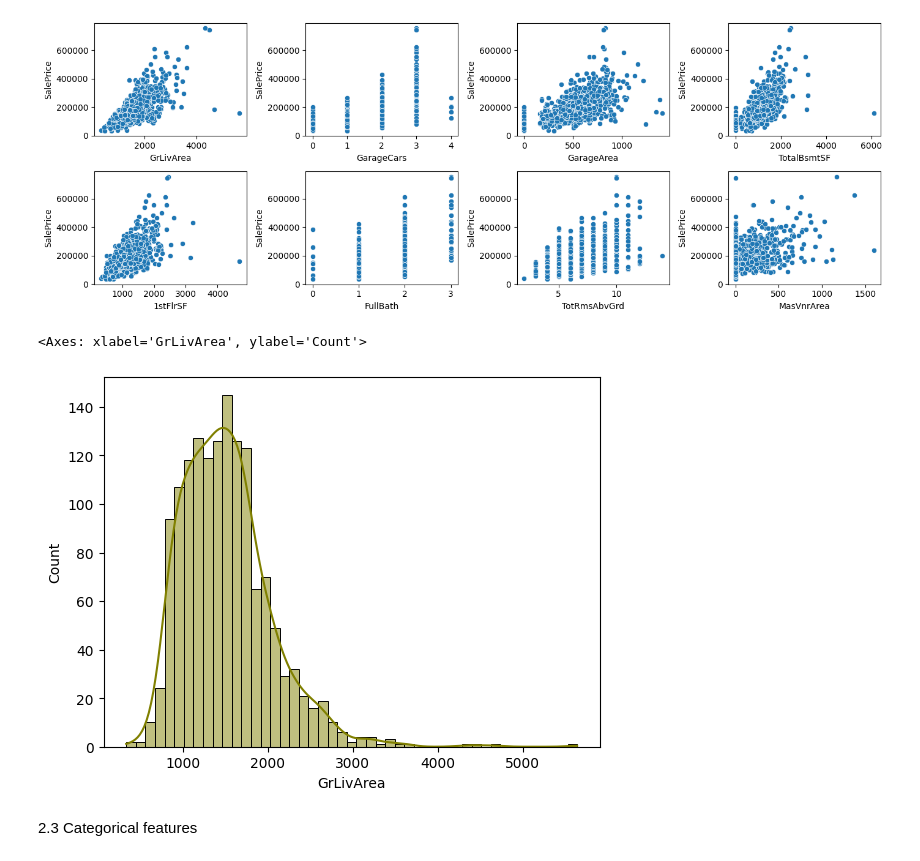
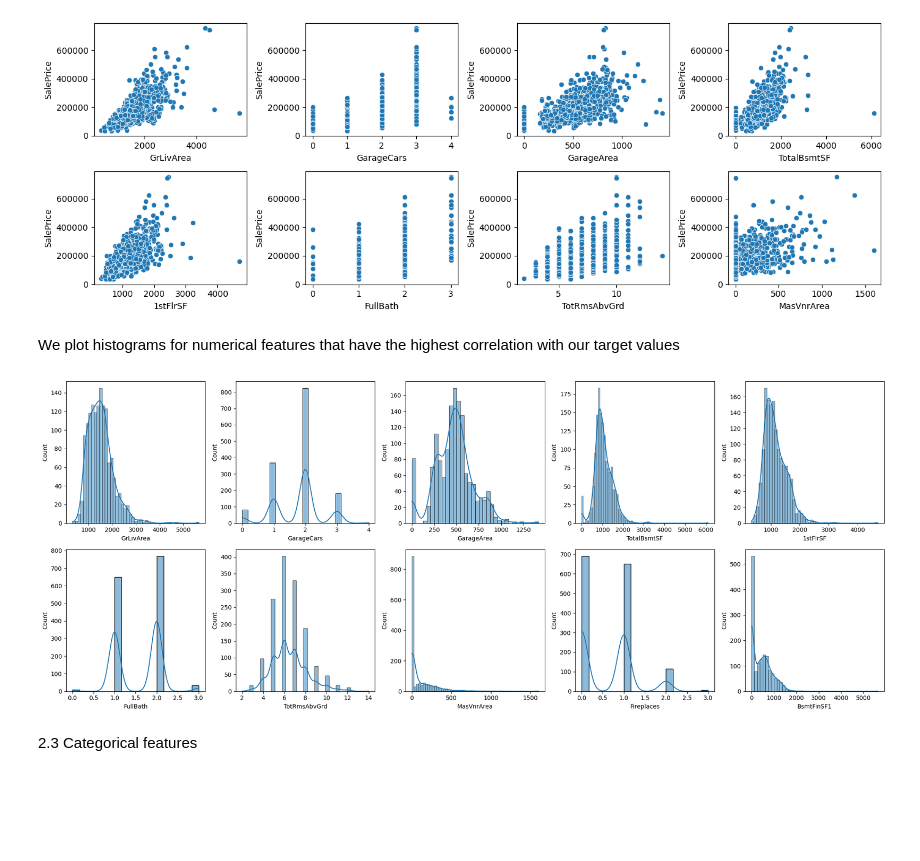
Before and after one commit to EL-MEHDI-git/Kaggle-competition-house-prices-advanced-regression-techniques, a Jupyter notebook: house-prices-advanced-regression-techniques.ipynb, the cells around one changed output. Cells and saved outputs as stored; diff of their text form; code cells hidden in the pictures; blank space fills up the shorter version.

```diff
--- a/house-prices-advanced-regression-techniques.ipynb
+++ b/house-prices-advanced-regression-techniques.ipynb
@@ -153,11 +155,32 @@ plt.tight_layout()
 plt.show()
 # %% [output]
 [figure]
-# %%
-sns.histplot(data = df_numerical, x = "GrLivArea", kde=True, color="olive" )
-# %% [output]
-<Axes: xlabel='GrLivArea', ylabel='Count'>
-[figure, removed]
+# %% [markdown]
+We plot histograms for numerical features that have the highest correlation with our target values
+# %%
+import warnings
+warnings.filterwarnings("ignore", category=FutureWarning, message=".*use_inf_as_na option is deprecated.*")
+
+fig, axs = plt.subplots(2, 5, figsize=(20, 8))
+
+col = fselection_df['Score'].sort_values(ascending=False).index.tolist()
+
+sns.histplot(data = df_numerical, x = col[0], kde=True, ax=axs[0, 0])
+sns.histplot(data = df_numerical, x = col[1], kde=True, ax=axs[0, 1])
+sns.histplot(data = df_numerical, x = col[2], kde=True, ax=axs[0, 2])
+sns.histplot(data = df_numerical, x = col[3], kde=True, ax=axs[0, 3])
+sns.histplot(data = df_numerical, x = col[4], kde=True, ax=axs[0, 4])
+sns.histplot(data = df_numerical, x = col[5], kde=True, ax=axs[1, 0])
+sns.histplot(data = df_numerical, x = col[6], kde=True, ax=axs[1, 1])
+sns.histplot(data = df_numerical, x = col[7], kde=True, ax=axs[1, 2])
+sns.histplot(data = df_numerical, x = col[8], kde=True, ax=axs[1, 3])
+sns.histplot(data = df_numerical, x = col[9], kde=True, ax=axs[1, 4])
+
+
+plt.tight_layout()
+plt.show()
+# %% [output]
+[figure, added]
 # %% [markdown]
 2.3 Categorical features
 # %%
```
Also changed, not shown: parts of 6 cells of this notebook.
